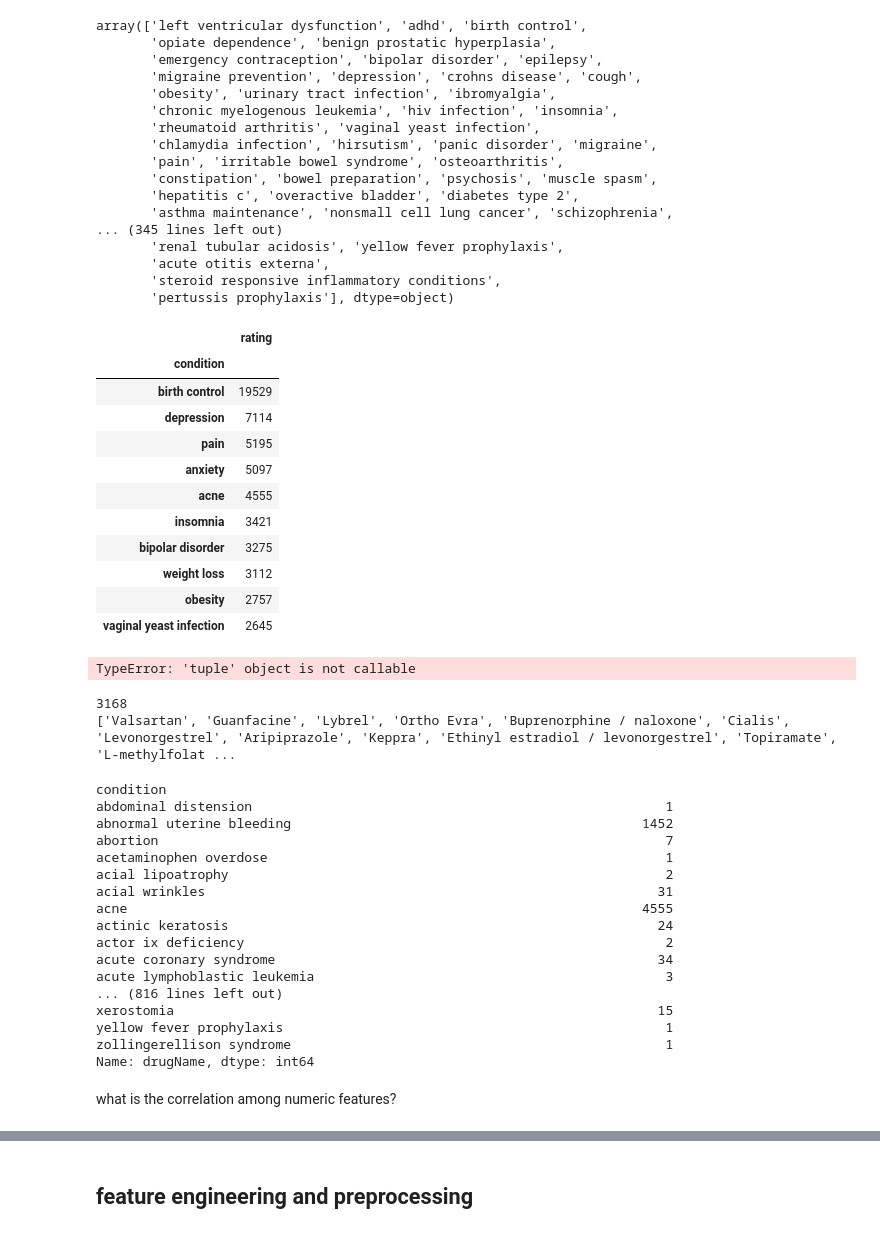
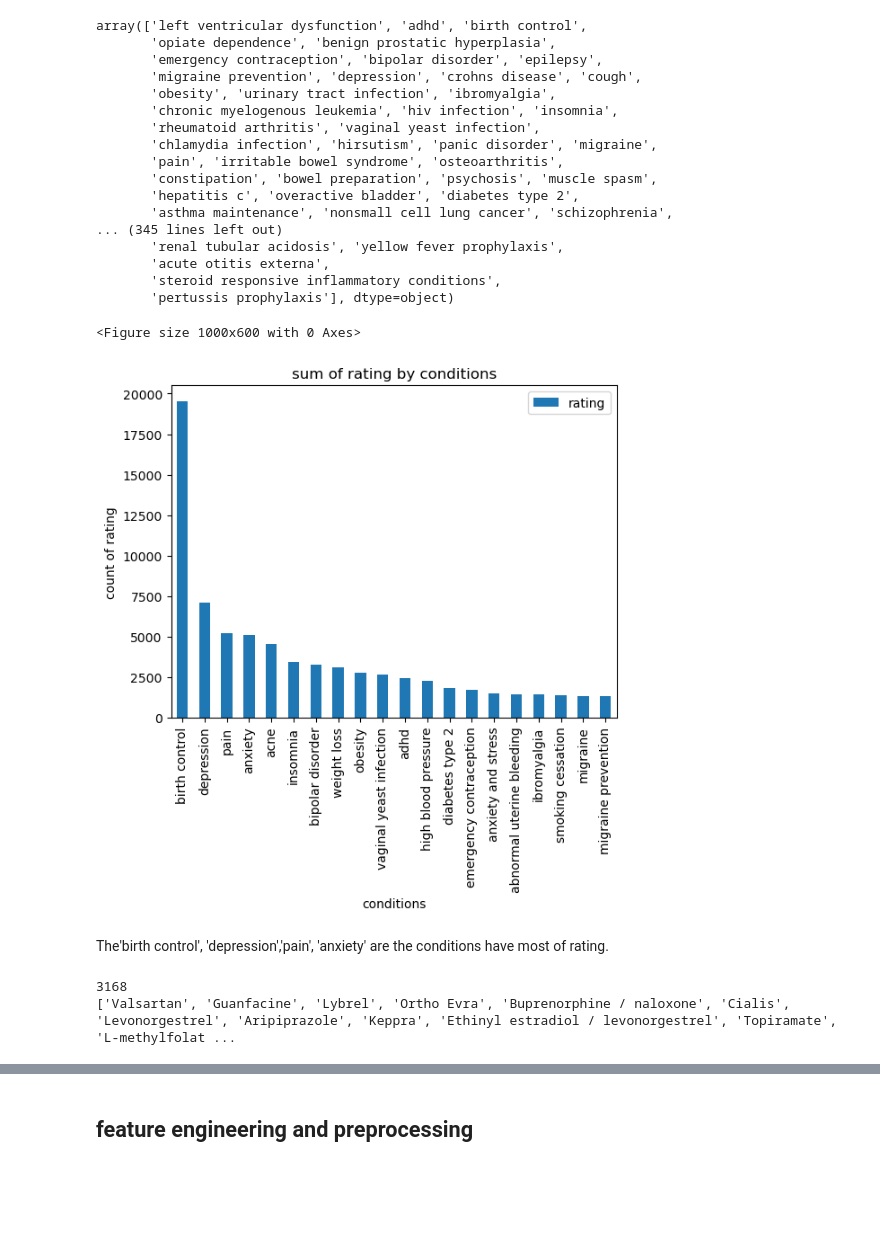
Before and after one commit to Gardenialover/Capstone_Three_Project, a Jupyter notebook: notebooks/data wranging and EDA .ipynb, the cells around one changed output, grey strips where cells are left out. Saved outputs shown, nothing was run; the diff lists cells and outputs as text; code cells hidden in the pictures; blank space fills up the shorter version.

```diff
--- a/notebooks/data wranging and EDA .ipynb
+++ b/notebooks/data wranging and EDA .ipynb
@@ -339,33 +339,21 @@ array(['left ventricular dysfunction', 'adhd', 'birth control',
        'acute otitis externa',
        'steroid responsive inflammatory conditions',
        'pertussis prophylaxis'], dtype=object)
-# %%
-result = df.groupby('condition').agg({'rating':'count'}).sort_values(by ='rating',ascending = False)
-#plot the sum of rating)
-result = result.head(10)
-result.head(10)
-# %% [output]
-|  | rating |
-| condition |  |
-| birth control | 19529 |
-| depression | 7114 |
-| pain | 5195 |
-| anxiety | 5097 |
-| acne | 4555 |
-| insomnia | 3421 |
-| bipolar disorder | 3275 |
-| weight loss | 3112 |
-| obesity | 2757 |
-| vaginal yeast infection | 2645 |
-# %%
-
-result.plot(kind='bar', y ='rating')
-plt.title('sum of rating by conditions')
-plt.xlabel('conditions')
-plt.ylabel('count of rating')
-plt.show()
-# %% [output]
-TypeError: 'tuple' object is not callable
+# %%
+rating_by_condition = df.groupby('condition').agg({'rating':'count'}).sort_values(by ='rating',ascending = False)
+rating_by_condition = rating_by_condition.nlargest(20, 'rating')
+# visualize the results
+plt.figure(figsize =(10,6))
+rating_by_condition.plot(kind='bar')
+plt.title('sum of rating by conditions')
+plt.xlabel('conditions')
+plt.ylabel('count of rating')
+plt.show()
+# %% [output]
+<Figure size 1000x600 with 0 Axes>
+[figure, added]
+# %% [markdown]
+The'birth control', 'depression','pain', 'anxiety' are the conditions have most of rating.
 # %%
 drugName_list = df.drugName.unique().tolist()
 print(len(drugName_list))
@@ -373,23 +361,3 @@ print(drugName_list)
 # %% [output]
 3168
 ['Valsartan', 'Guanfacine', 'Lybrel', 'Ortho Evra', 'Buprenorphine / naloxone', 'Cialis', 'Levonorgestrel', 'Aripiprazole', 'Keppra', 'Ethinyl estradiol / levonorgestrel', 'Topiramate', 'L-methylfolat ...
-# %%
-df.groupby('condition')['drugName'].count().sort_values(ascending = False)
-# %% [output]
-condition
-abdominal distension                                                     1
-abnormal uterine bleeding                                             1452
-abortion                                                                 7
-acetaminophen overdose                                                   1
-acial lipoatrophy                                                        2
-acial wrinkles                                                          31
-acne                                                                  4555
-actinic keratosis                                                       24
-actor ix deficiency                                                      2
-acute coronary syndrome                                                 34
-acute lymphoblastic leukemia                                             3
-... (816 lines left out)
-xerostomia                                                              15
-yellow fever prophylaxis                                                 1
-zollingerellison syndrome                                                1
-Name: drugName, dtype: int64
@@ -401,2 +363,0 @@ df.describe()
-# %% [markdown]
-what is the correlation among numeric features?
```
Also changed, not shown: parts of 7 cells of this notebook.
